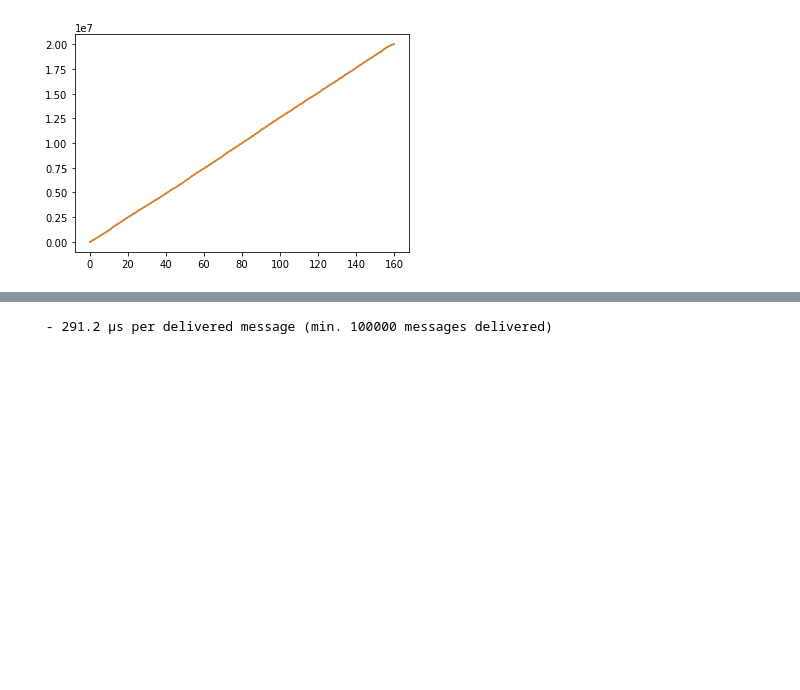
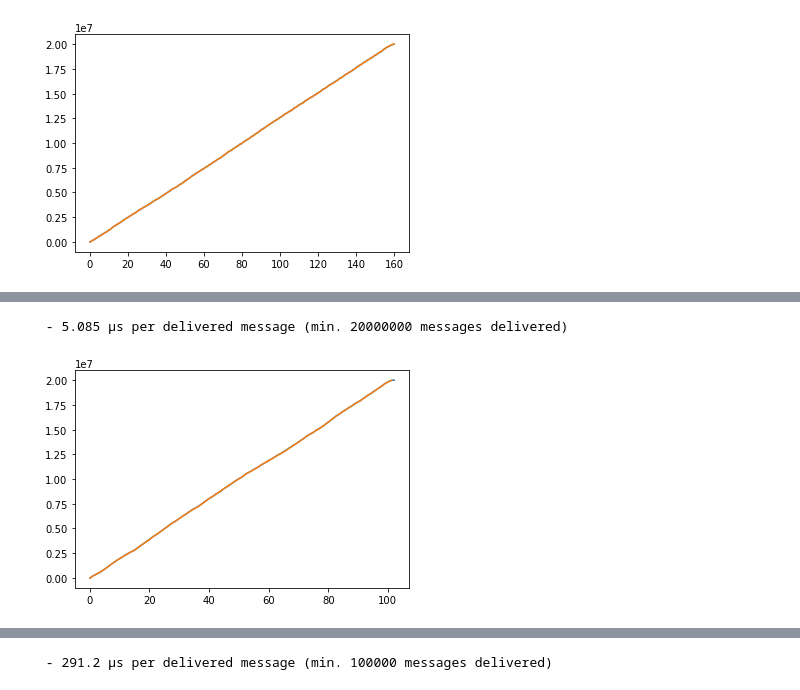
Before and after one commit to robinmamie/distributed-algorithms, a Jupyter notebook: timings.ipynb, the cells around one changed output, grey strips where cells are left out. Drawn from its saved outputs; the diff is of its cells as text; code cells hidden in the pictures; blank space fills up the shorter version.

```diff
--- a/timings.ipynb
+++ b/timings.ipynb
@@ -59,0 +66,5 @@ graph(2)
+# %%
+graph(2)
+# %% [output]
+ - 5.085 µs per delivered message (min. 20000000 messages delivered)
+[figure, added]
```
Also changed, not shown: parts of 15 cells of this notebook, 20 other files.
